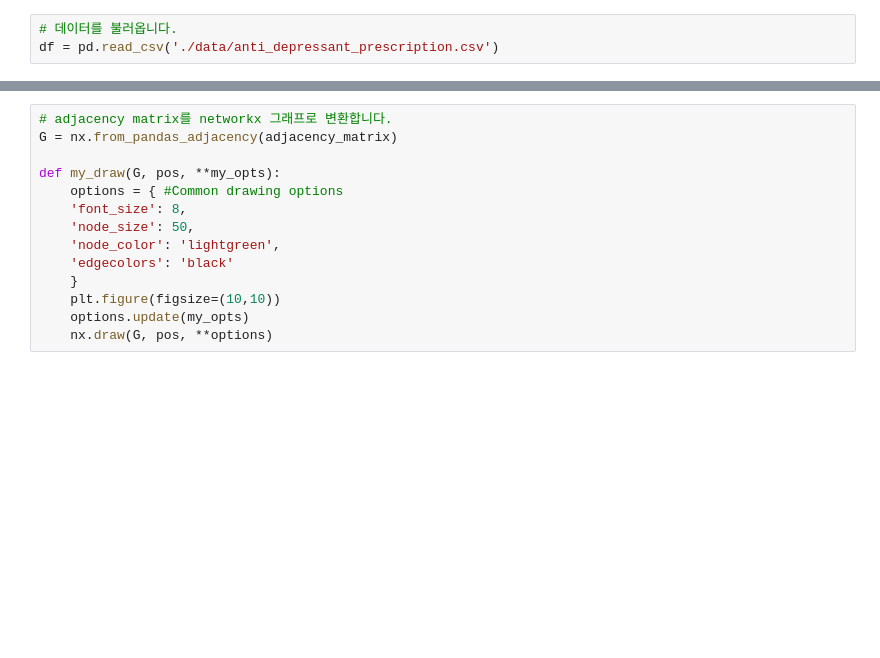
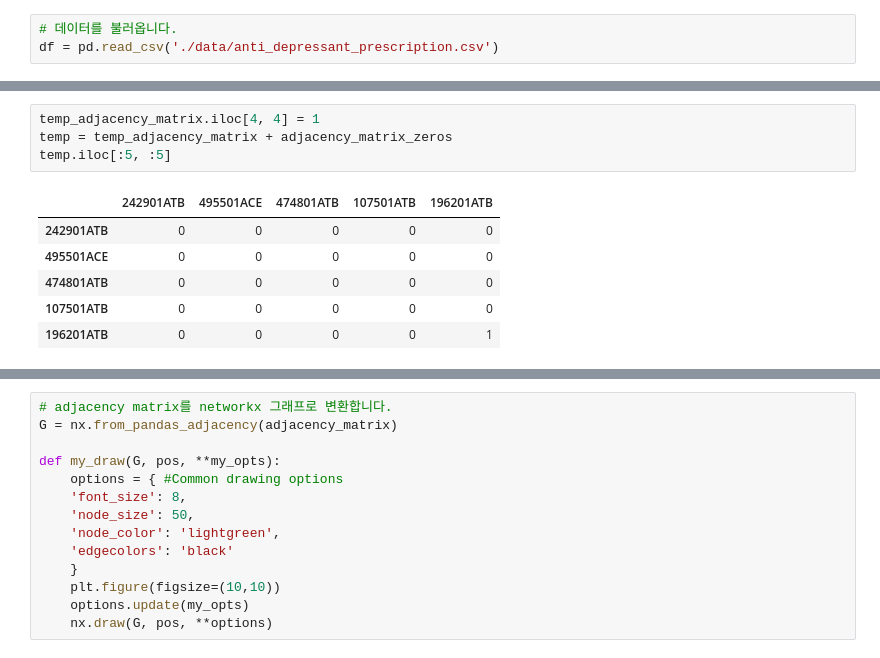
Before and after one commit to YuHan-J-Nam/Drug_Coprescription_Network_Analysis, a Jupyter notebook: graph_test.ipynb, the cells around one changed output, grey strips where cells are left out. Drawn from its saved outputs; the diff is of its cells as text; blank space fills up the shorter version.

```diff
--- a/graph_test.ipynb
+++ b/graph_test.ipynb
@@ -94,0 +151,11 @@ df[df['가입자일련번호'] == 103504]
+# %%
+temp_adjacency_matrix.iloc[4, 4] = 1
+temp = temp_adjacency_matrix + adjacency_matrix_zeros
+temp.iloc[:5, :5]
+# %% [output]
+|  | 242901ATB | 495501ACE | 474801ATB | 107501ATB | 196201ATB |
+| 242901ATB | 0 | 0 | 0 | 0 | 0 |
+| 495501ACE | 0 | 0 | 0 | 0 | 0 |
+| 474801ATB | 0 | 0 | 0 | 0 | 0 |
+| 107501ATB | 0 | 0 | 0 | 0 | 0 |
+| 196201ATB | 0 | 0 | 0 | 0 | 1 |
```
Also changed, not shown: parts of 23 cells of this notebook.
